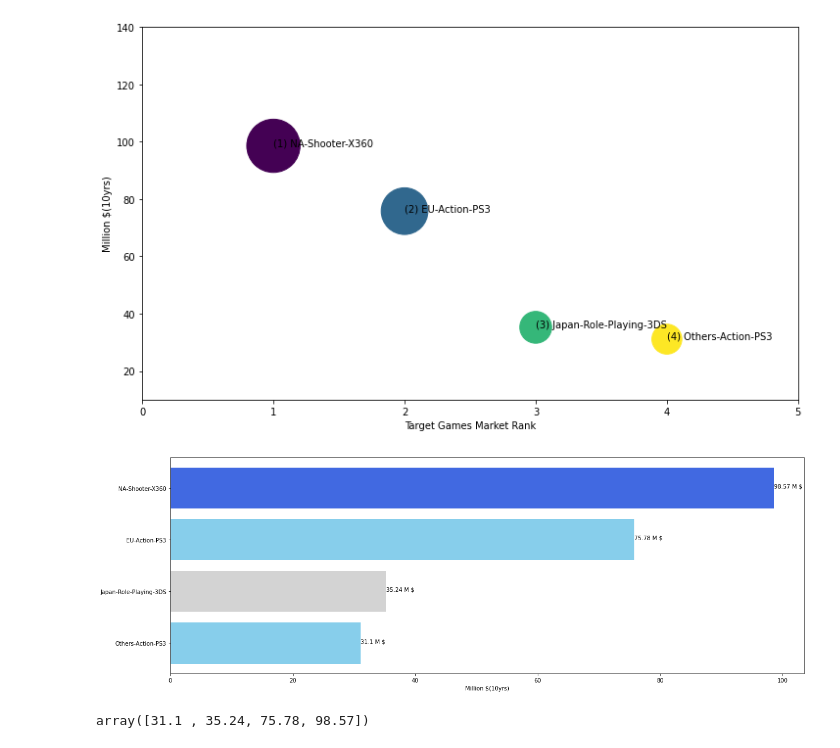
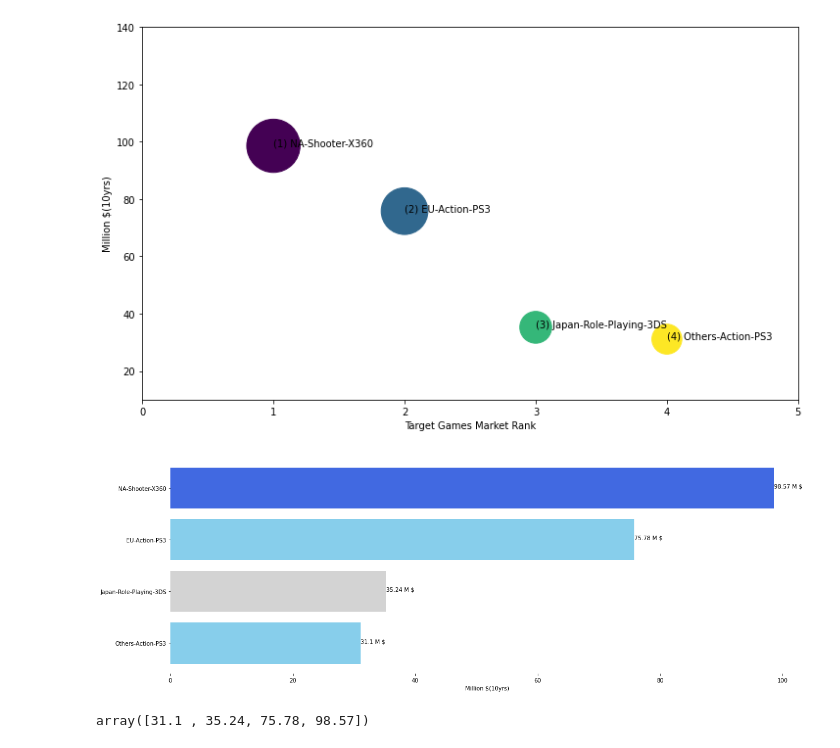
Before and after one commit to DamiSoh/Personal_Project, a Jupyter notebook: AI_04_소담_section1.ipynb, the cells around one changed output. Drawn from its saved outputs; the diff is of its cells as text; code cells hidden in the pictures.

```diff
--- a/AI_04_소담_section1.ipynb
+++ b/AI_04_소담_section1.ipynb
@@ -1207,20 +1207,22 @@ plt.show();
 # %%
 summary_name = ['Others-Action-PS3', 'Japan-Role-Playing-3DS','EU-Action-PS3','NA-Shooter-X360' ]
 s = (Total_Summary['Sales_Total for past 10 yrs'].values) / 1000000
 s = s[::-1]
 summary_rank = ['Others-Action-PS3', 'Japan-Role-Playing-3DS','EU-Action-PS3','NA-Shooter-X360' ]
 
 fig, ax = plt.subplots(figsize = (20,7))
 ax.barh(summary_rank, s, color=['skyblue', 'lightgrey', 'skyblue', 'royalblue'])
 
 for i in range(len(summary_rank)):
   plt.annotate("{} M $".format(s[i]), xy= (s[i], summary_rank[i]))
 
-
+plt.box(False)
+#fig.patch.set_visible(False)
+#ax.axis('off')
 plt.xlabel('Million $(10yrs)')
 plt.show();
 # %% [output]
-[figure, old version]
+[figure, new version]
 # %%
 import numpy as np
 s = (Total_Summary['Sales_Total for past 10 yrs'].values) / 1000000
```
